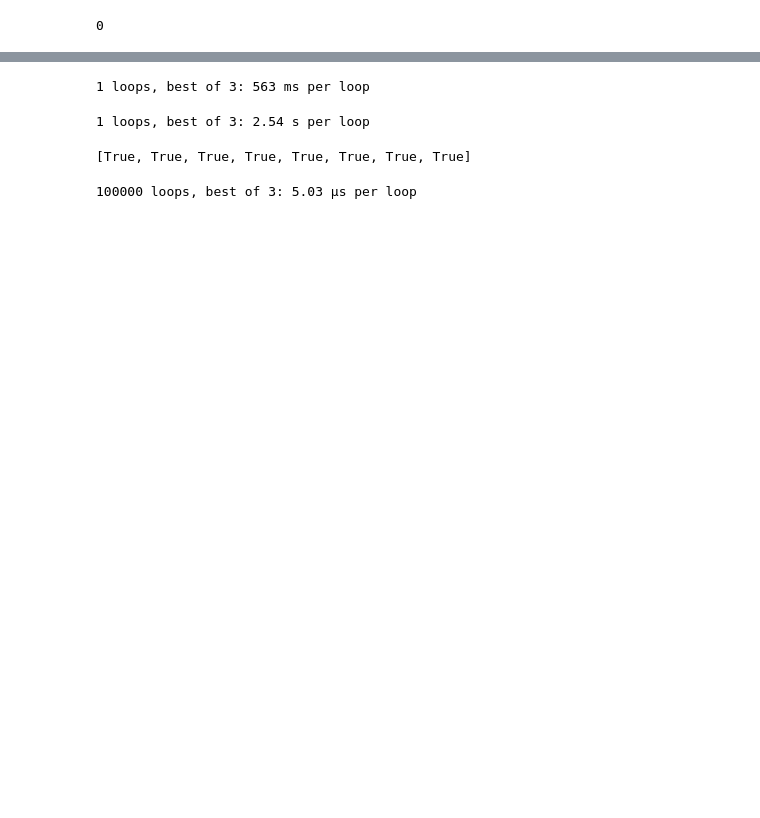
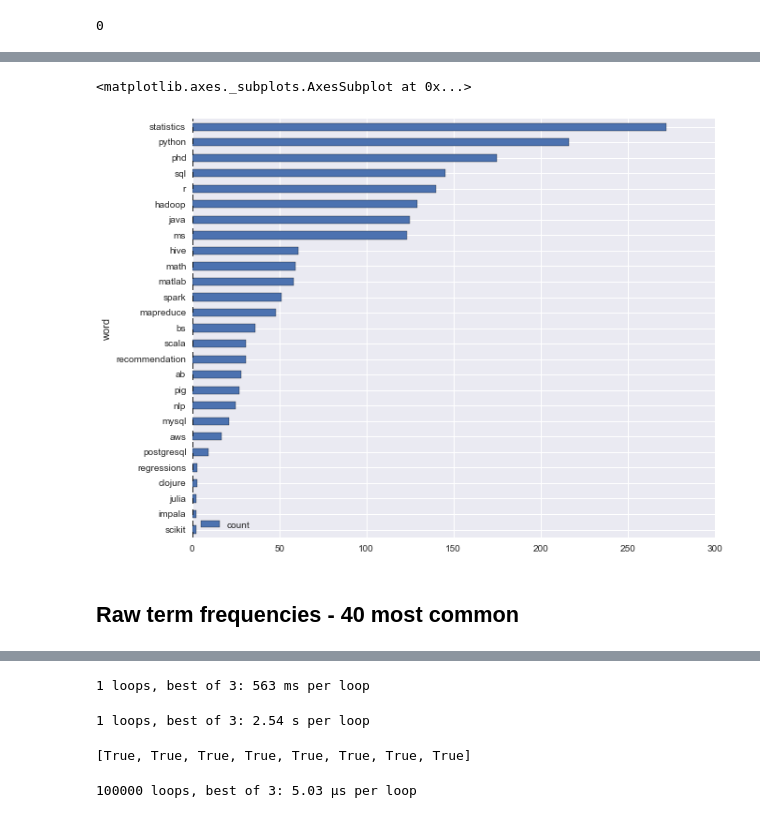
Before and after one commit to duaaelzeney/livecoding.tv, a Jupyter notebook: notebooks/Indeed Analysis.ipynb, the cells around one changed output, grey strips where cells are left out. Saved outputs shown, nothing was run; the diff lists cells and outputs as text; code cells hidden in the pictures; blank space fills up the shorter version.

```diff
--- a/notebooks/Indeed Analysis.ipynb
+++ b/notebooks/Indeed Analysis.ipynb
@@ -161,0 +135,16 @@ len(ngrams_text)
+# %%
+# bow_content
+def ngrams(words, k):
+    return zip(*[words[i:] for i in range(k)])
+
+blacklist    =  [u'and', u'to', u'the', u'of', u'a', u'be', u'an', u'in', u'with', u'for', u'or', u'as', u'you', u'it', '', 'race', 'religion', 'color', 'naval', 'sexual', 'orientation', 'gender', 'identity']
+bow_content  =  [word for word in bow_content if word not in blacklist]
+
+text_grams   =  ngrams(bow_content, 3)
+
+len(text_grams)
+num_grams = Counter(text_grams)
+num_bow   = Counter(bow_content)
+bow_df    = pd.DataFrame(bow_content, columns=['word'])
+# %%
+bow_df['count'] = 0
@@ -161,0 +155,8 @@ len(ngrams_text)
+# %%
+terms = ['python', 'gensim', 'bayes', 'scikit', 'nlp', 'r', 'sql', 'hadoop', 'spark', 'hive', 'aws', 'postgresql', 'mysql', 'phd', 'bs', 'ms', 'nltk', 'statistics', 'math', 'java', 'scala', 'clojure', 'julia', 'matlab', 'mllib', 'pig', 'impala', 'big data', 'mapreduce', 'recommendation', 'regressions', 'ab']
+bow_df[bow_df['word'].isin(terms)].groupby('word').count().sort('count').plot(kind='barh', figsize=(10,8))
+# %% [output]
+<matplotlib.axes._subplots.AxesSubplot at 0x...>
+[figure, added]
+# %% [markdown]
+## Raw term frequencies - 40 most common
```
Also changed, not shown: parts of 23 cells of this notebook.
